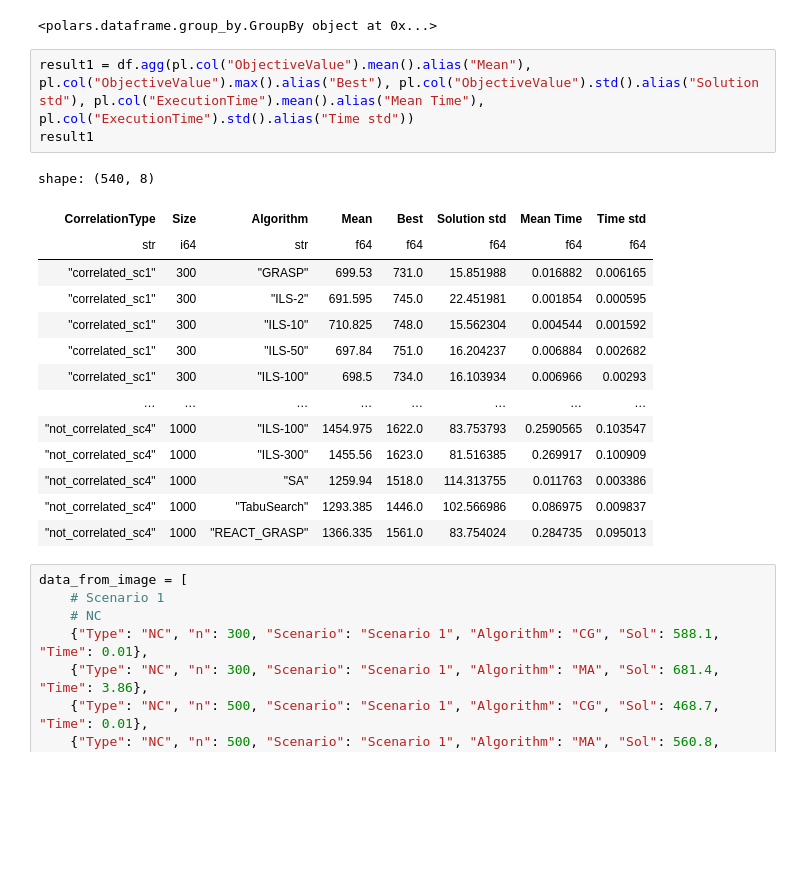
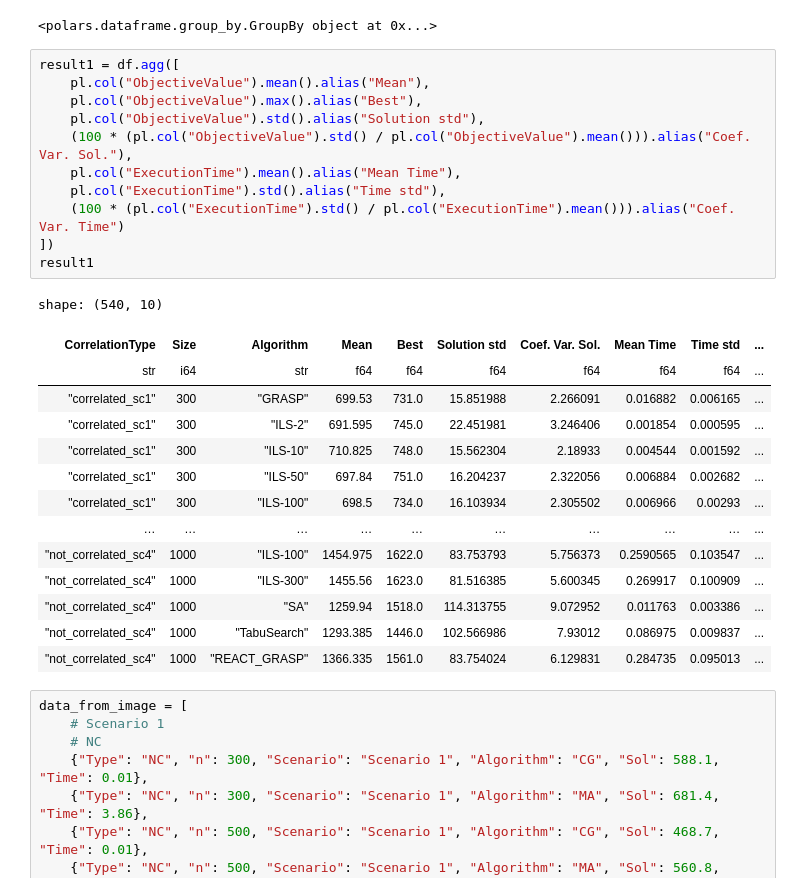
Before and after one commit to carolabdu/otm_grafos, a Jupyter notebook: OTM/analysis.ipynb, the cells around one changed output. Saved outputs shown, nothing was run; the diff lists cells and outputs as text; blank space fills up the shorter version.

```diff
--- a/OTM/analysis.ipynb
+++ b/OTM/analysis.ipynb
@@ -29,23 +29,31 @@ print(df)
 # %% [output]
 <polars.dataframe.group_by.GroupBy object at 0x...>
 # %%
-result1 = df.agg(pl.col("ObjectiveValue").mean().alias("Mean"), pl.col("ObjectiveValue").max().alias("Best"), pl.col("ObjectiveValue").std().alias("Solution std"), pl.col("ExecutionTime").mean().alias("Mean Time"), pl.col("ExecutionTime").std().alias("Time std"))
+result1 = df.agg([
+    pl.col("ObjectiveValue").mean().alias("Mean"),
+    pl.col("ObjectiveValue").max().alias("Best"),
+    pl.col("ObjectiveValue").std().alias("Solution std"),
+    (100 * (pl.col("ObjectiveValue").std() / pl.col("ObjectiveValue").mean())).alias("Coef. Var. Sol."),
+    pl.col("ExecutionTime").mean().alias("Mean Time"),
+    pl.col("ExecutionTime").std().alias("Time std"),
+    (100 * (pl.col("ExecutionTime").std() / pl.col("ExecutionTime").mean())).alias("Coef. Var. Time")
+])
 result1
 # %% [output]
-shape: (540, 8)
+shape: (540, 10)
-| CorrelationType | Size | Algorithm | Mean | Best | Solution std | Mean Time | Time std |
-| str | i64 | str | f64 | f64 | f64 | f64 | f64 |
-| "correlated_sc1" | 300 | "GRASP" | 699.53 | 731.0 | 15.851988 | 0.016882 | 0.006165 |
-| "correlated_sc1" | 300 | "ILS-2" | 691.595 | 745.0 | 22.451981 | 0.001854 | 0.000595 |
-| "correlated_sc1" | 300 | "ILS-10" | 710.825 | 748.0 | 15.562304 | 0.004544 | 0.001592 |
-| "correlated_sc1" | 300 | "ILS-50" | 697.84 | 751.0 | 16.204237 | 0.006884 | 0.002682 |
-| "correlated_sc1" | 300 | "ILS-100" | 698.5 | 734.0 | 16.103934 | 0.006966 | 0.00293 |
-| … | … | … | … | … | … | … | … |
-| "not_correlated_sc4" | 1000 | "ILS-100" | 1454.975 | 1622.0 | 83.753793 | 0.2590565 | 0.103547 |
-| "not_correlated_sc4" | 1000 | "ILS-300" | 1455.56 | 1623.0 | 81.516385 | 0.269917 | 0.100909 |
-| "not_correlated_sc4" | 1000 | "SA" | 1259.94 | 1518.0 | 114.313755 | 0.011763 | 0.003386 |
-| "not_correlated_sc4" | 1000 | "TabuSearch" | 1293.385 | 1446.0 | 102.566986 | 0.086975 | 0.009837 |
-| "not_correlated_sc4" | 1000 | "REACT_GRASP" | 1366.335 | 1561.0 | 83.754024 | 0.284735 | 0.095013 |
+| CorrelationType | Size | Algorithm | Mean | Best | Solution std | Coef. Var. Sol. | Mean Time | Time std | ... |
+| str | i64 | str | f64 | f64 | f64 | f64 | f64 | f64 | ... |
+| "correlated_sc1" | 300 | "GRASP" | 699.53 | 731.0 | 15.851988 | 2.266091 | 0.016882 | 0.006165 | ... |
+| "correlated_sc1" | 300 | "ILS-2" | 691.595 | 745.0 | 22.451981 | 3.246406 | 0.001854 | 0.000595 | ... |
+| "correlated_sc1" | 300 | "ILS-10" | 710.825 | 748.0 | 15.562304 | 2.18933 | 0.004544 | 0.001592 | ... |
+| "correlated_sc1" | 300 | "ILS-50" | 697.84 | 751.0 | 16.204237 | 2.322056 | 0.006884 | 0.002682 | ... |
+| "correlated_sc1" | 300 | "ILS-100" | 698.5 | 734.0 | 16.103934 | 2.305502 | 0.006966 | 0.00293 | ... |
+| … | … | … | … | … | … | … | … | … | ... |
+| "not_correlated_sc4" | 1000 | "ILS-100" | 1454.975 | 1622.0 | 83.753793 | 5.756373 | 0.2590565 | 0.103547 | ... |
+| "not_correlated_sc4" | 1000 | "ILS-300" | 1455.56 | 1623.0 | 81.516385 | 5.600345 | 0.269917 | 0.100909 | ... |
+| "not_correlated_sc4" | 1000 | "SA" | 1259.94 | 1518.0 | 114.313755 | 9.072952 | 0.011763 | 0.003386 | ... |
+| "not_correlated_sc4" | 1000 | "TabuSearch" | 1293.385 | 1446.0 | 102.566986 | 7.93012 | 0.086975 | 0.009837 | ... |
+| "not_correlated_sc4" | 1000 | "REACT_GRASP" | 1366.335 | 1561.0 | 83.754024 | 6.129831 | 0.284735 | 0.095013 | ... |
 # %%
 data_from_image = [
     # Scenario 1
```
Also changed, not shown: parts of 8 cells of this notebook, 1 other file.
